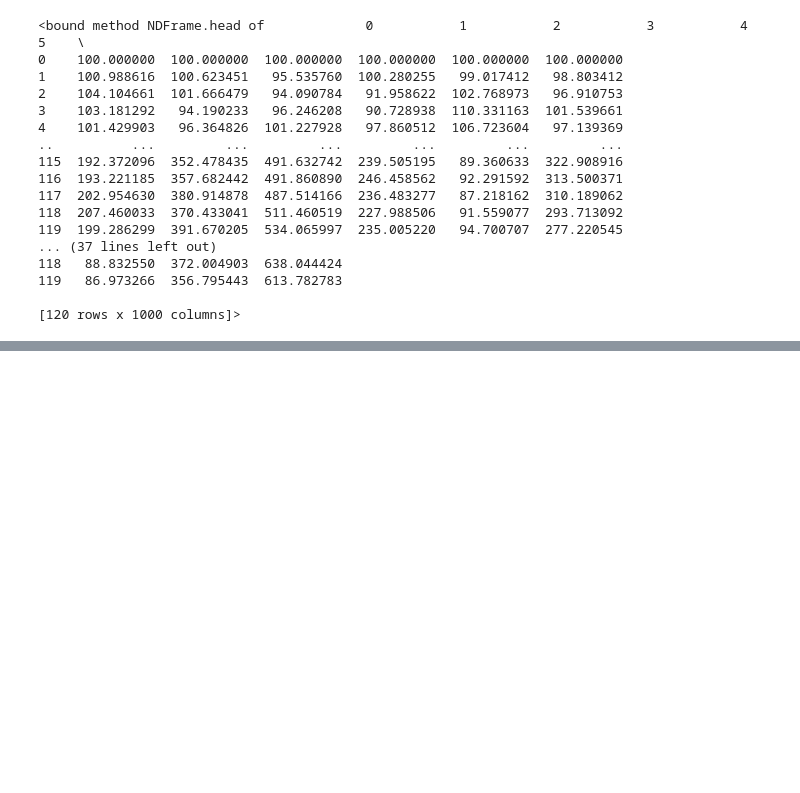
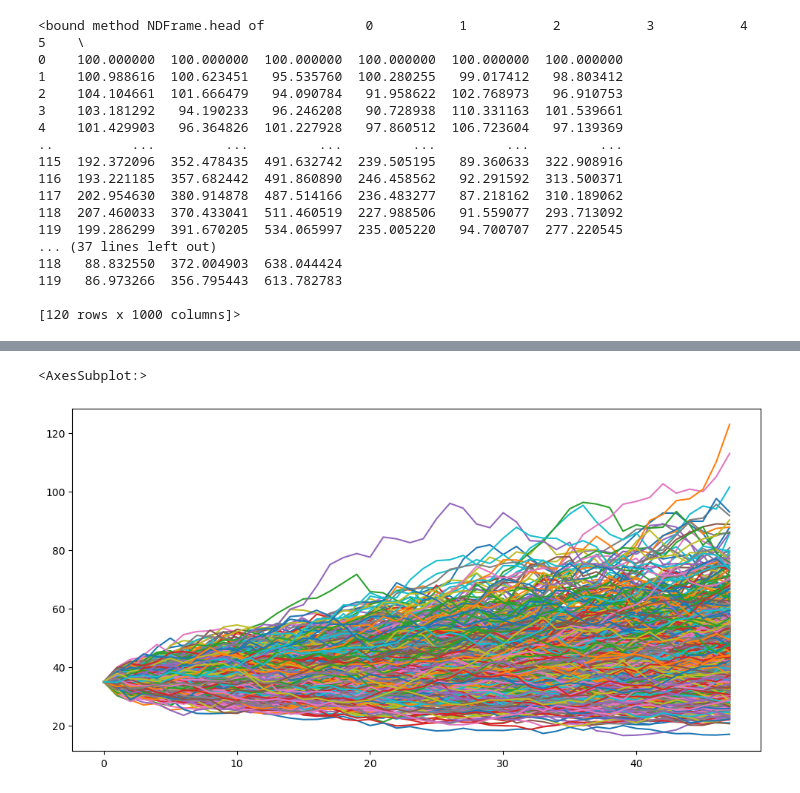
Before and after one commit to pportocarrero/Investment-management-ml, a Jupyter notebook: Lab 12_Random Walk Generation.ipynb, the cells around one changed output, grey strips where cells are left out. Cells and saved outputs as stored; diff of their text form; code cells hidden in the pictures; blank space fills up the shorter version.

```diff
--- a/Lab 12_Random Walk Generation.ipynb
+++ b/Lab 12_Random Walk Generation.ipynb
@@ -55,3 +55,5 @@ prices.head
 119   86.973266  356.795443  613.782783
 
 [120 rows x 1000 columns]>
+# %%
+debt = rk.gbm(n_years=4, n_scenarios=1000, steps_per_year=12, s_0=34.9)
@@ -57,0 +80,5 @@ prices.head
+# %%
+debt.plot(figsize=(12,6), legend=False)
+# %% [output]
+<AxesSubplot:>
+[figure, added]
```
Also changed, not shown: parts of 1 cell of this notebook.
